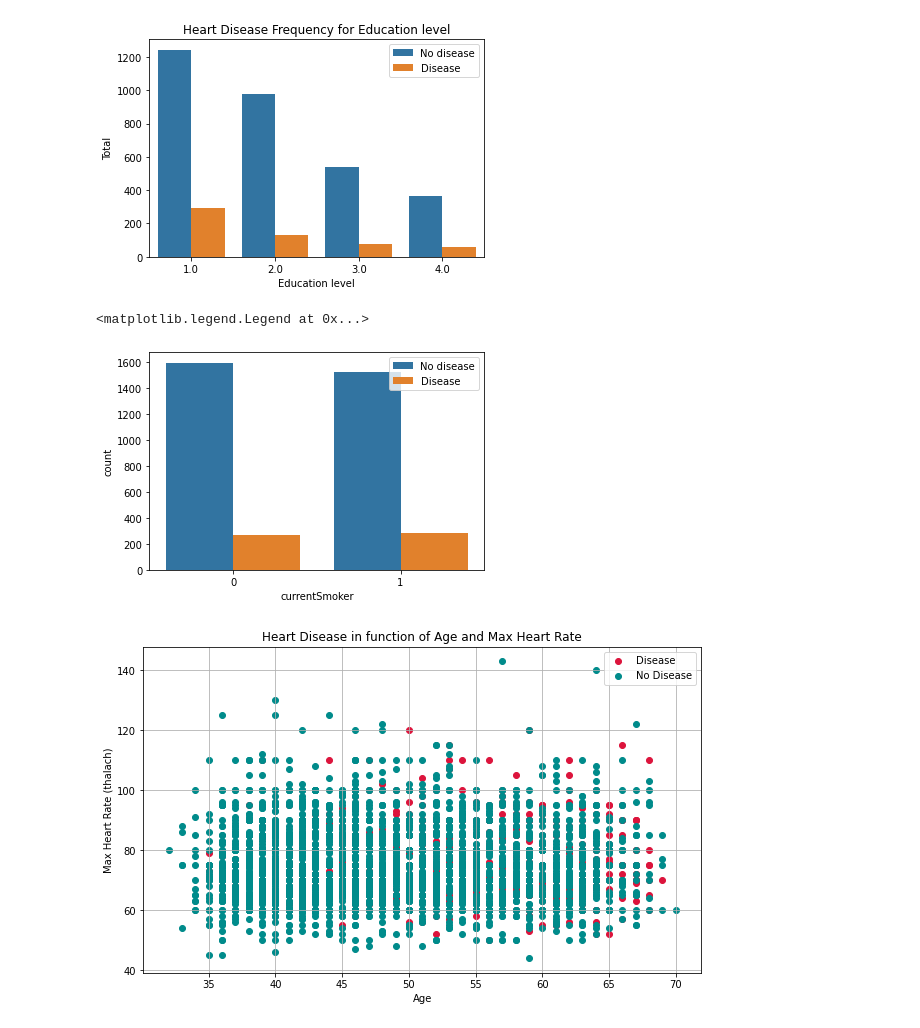
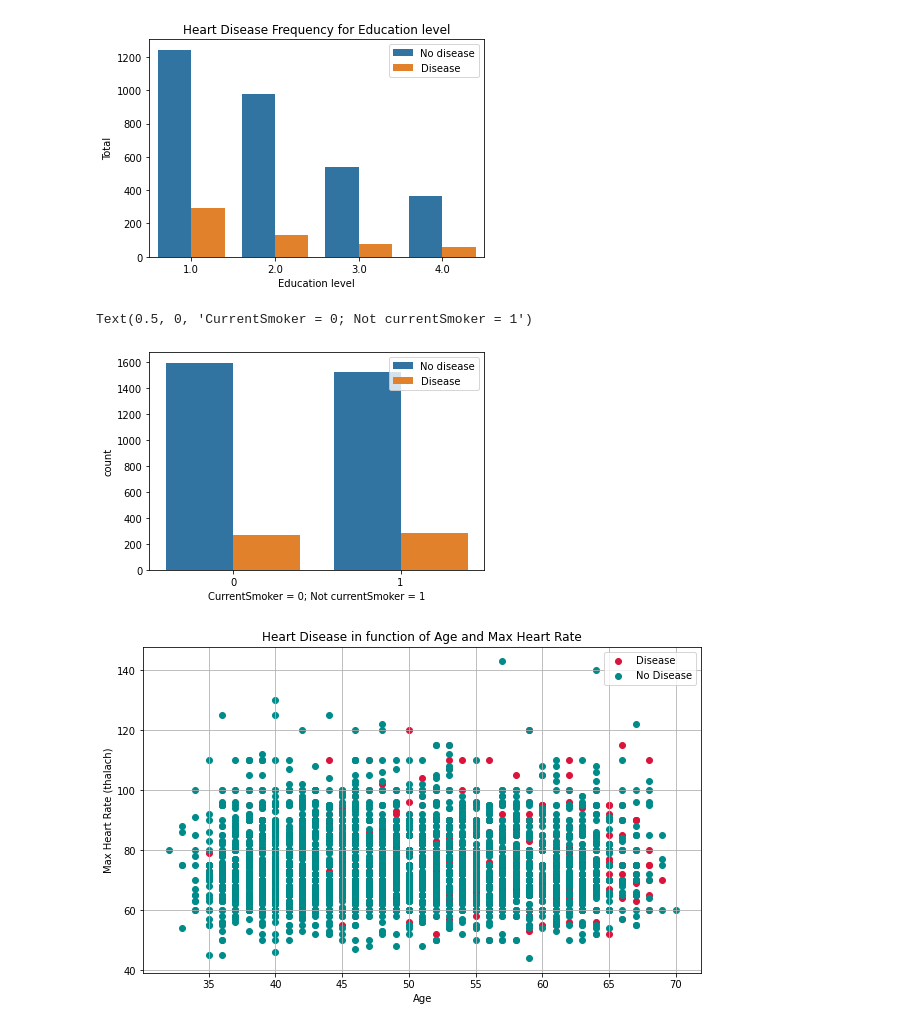
Before and after one commit to Anil-account/Heart-Disease-Prediction, a Jupyter notebook: project.ipynb, the cells around one changed output. Saved outputs shown, nothing was run; the diff lists cells and outputs as text; code cells hidden in the pictures.

```diff
--- a/project.ipynb
+++ b/project.ipynb
@@ -178,10 +178,11 @@ plt.legend(['No disease','Disease'])
 # %%
 # Visualization of smoker having and not having heart disease
 sns.countplot(x='currentSmoker',hue='TenYearCHD',data=data)
 plt.legend(['No disease','Disease'])
+plt.xlabel('CurrentSmoker = 0; Not currentSmoker = 1')
 # %% [output]
-<matplotlib.legend.Legend at 0x...>
+Text(0.5, 0, 'CurrentSmoker = 0; Not currentSmoker = 1')
-[figure, old version]
+[figure, new version]
 # %%
 # Create another figure
 plt.figure(figsize=(10,6))
```
Also changed, not shown: parts of 15 cells of this notebook.
